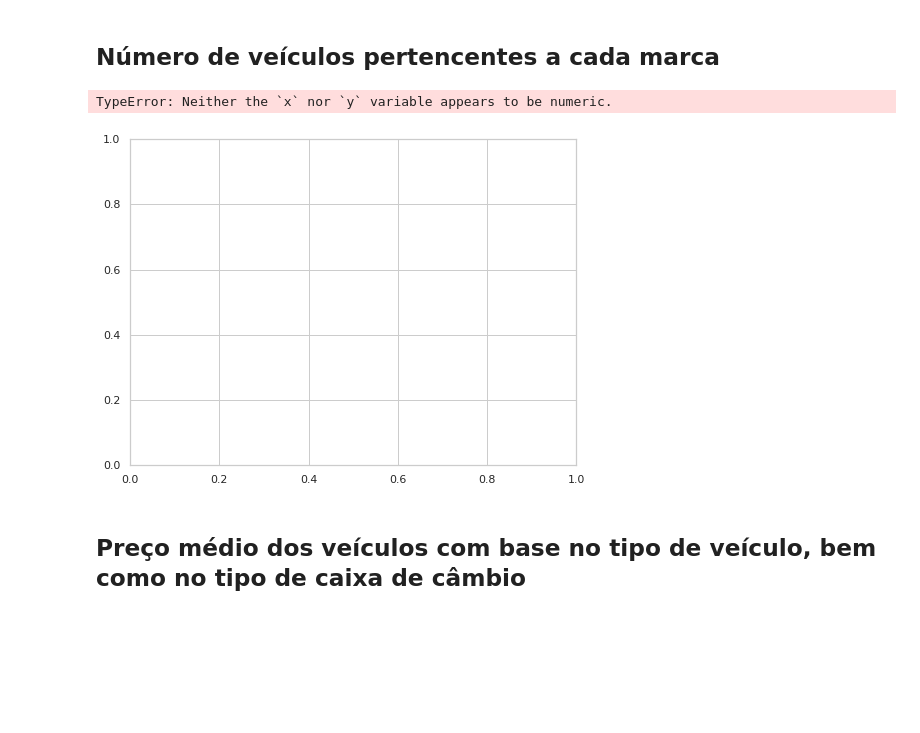
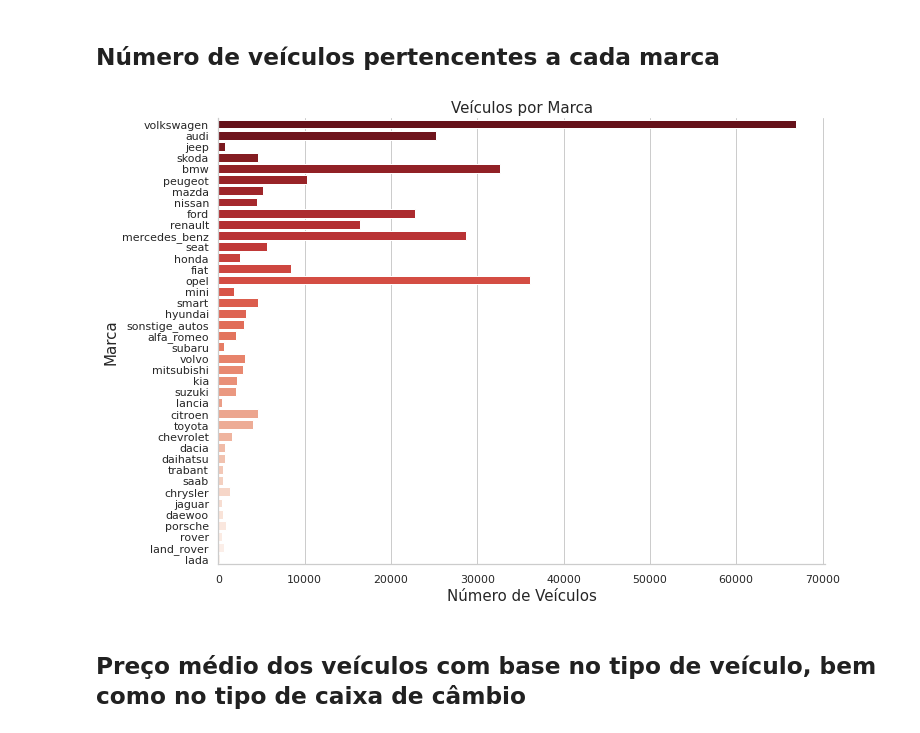
Before and after one commit to leonardodamata/Python_Analise_Dados, a Jupyter notebook: Mini_Projeto/2/Mini-Projeto2-Analise2.ipynb, the cells around one changed output. Cells and saved outputs as stored; diff of their text form; code cells hidden in the pictures; blank space fills up the shorter version.

```diff
--- a/Mini_Projeto/2/Mini-Projeto2-Analise2.ipynb
+++ b/Mini_Projeto/2/Mini-Projeto2-Analise2.ipynb
@@ -69,20 +65,19 @@ list(df.columns.values)
 # %%
 # Crie um Plot que mostre o número de veículos pertencentes a cada marca
 # marca => brand
 # catplot
 
 sns.set_style("whitegrid")
 sns.set_color_codes("pastel")
-g, ax = plt.subplots(figsize=(8,6))
-g = sns.barplot(x="model", y = "brand", data=df)
-
-ax.set_title('Veículos por Marca', fontsize= 15)
+g = sns.catplot(y="brand",
+                kind="count",
+                data=df, palette="Reds_r", height=7, aspect=1.5)
+g.ax.set_title('Veículos por Marca', fontsize= 15)
 plt.ylabel("Marca", fontsize= 15)
 plt.xlabel("Número de Veículos", fontsize= 15)
 plt.show()
 # %% [output]
-TypeError: Neither the `x` nor `y` variable appears to be numeric.
-[figure, old version]
+[figure, new version]
 # %%
 # Salvando o plot
 g.savefig(("plots/Analise2/brand_vehicleCount.png"))
```
Also changed, not shown: parts of 4 cells of this notebook, 6 other files.
